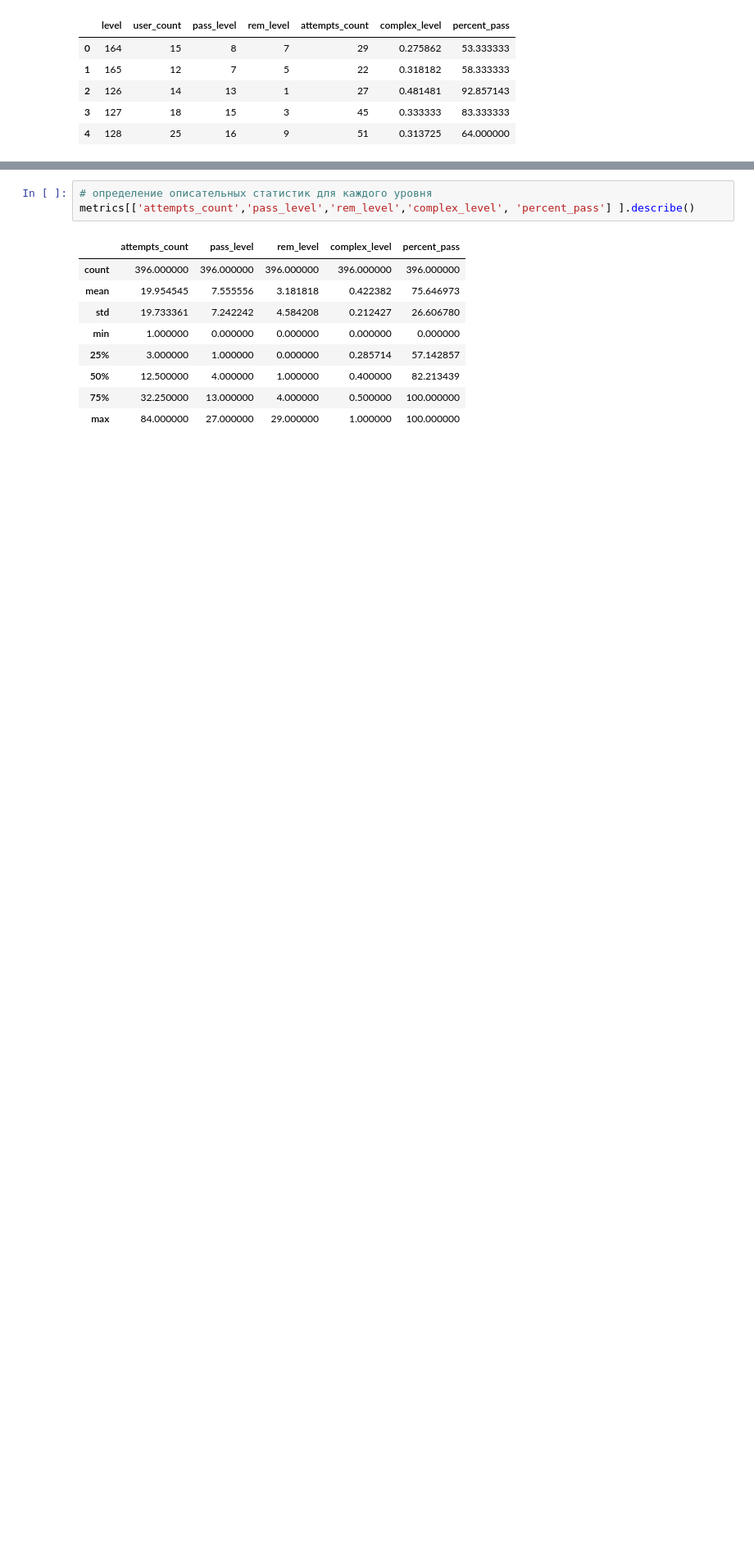
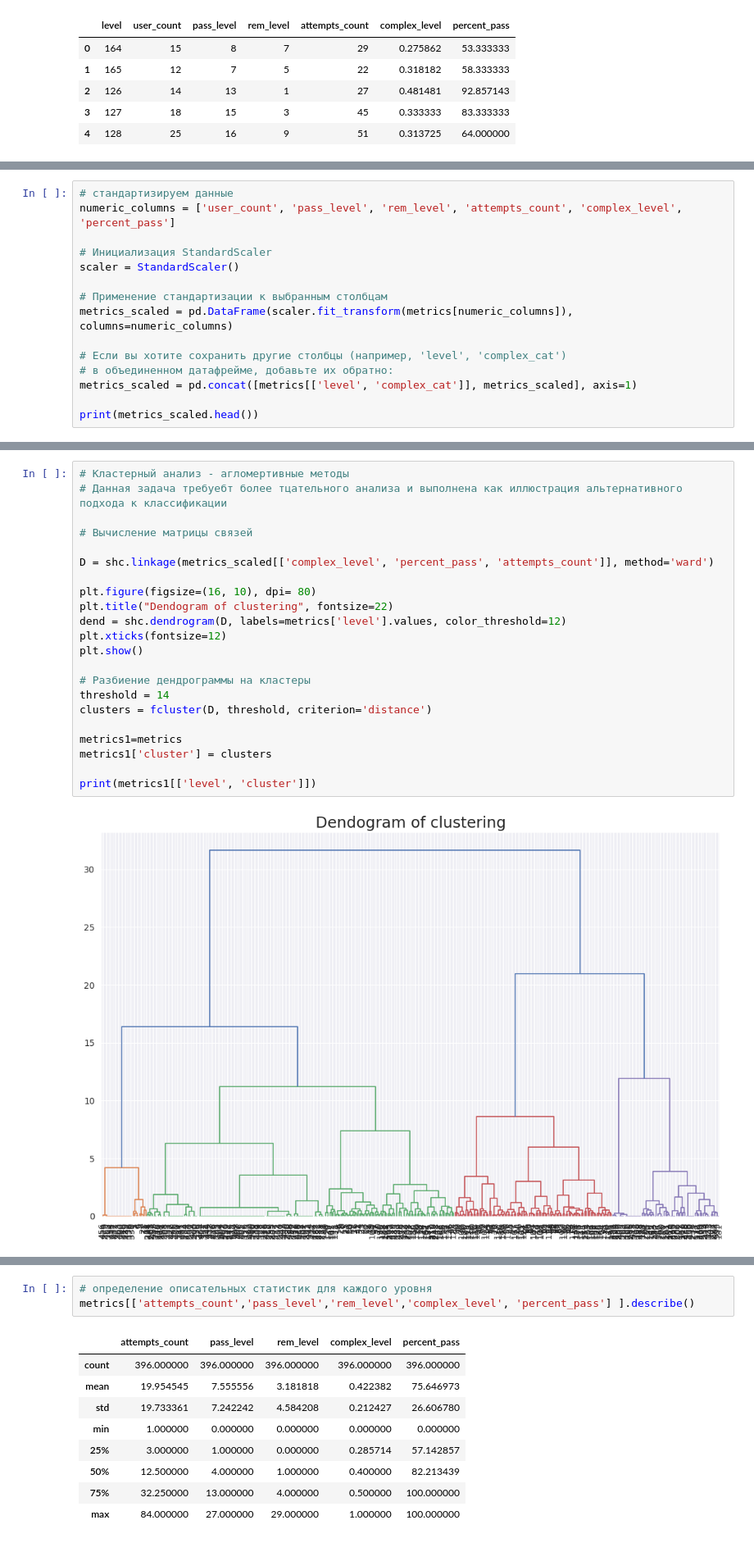
Before and after one commit to AAlekhina/Task2, a Jupyter notebook: Task2.ipynb, the cells around one changed output, grey strips where cells are left out. Shown at 82% size. Cells and saved outputs as stored; diff of their text form; blank space fills up the shorter version.

```diff
--- a/Task2.ipynb
+++ b/Task2.ipynb
@@ -225,0 +254,15 @@ metrics.head()
+# %%
+# стандартизируем данные
+numeric_columns = ['user_count', 'pass_level', 'rem_level', 'attempts_count', 'complex_level', 'percent_pass']
+
+# Инициализация StandardScaler
+scaler = StandardScaler()
+
+# Применение стандартизации к выбранным столбцам
+metrics_scaled = pd.DataFrame(scaler.fit_transform(metrics[numeric_columns]), columns=numeric_columns)
+
+# Если вы хотите сохранить другие столбцы (например, 'level', 'complex_cat')
+# в объединенном датафрейме, добавьте их обратно:
+metrics_scaled = pd.concat([metrics[['level', 'complex_cat']], metrics_scaled], axis=1)
+
+print(metrics_scaled.head())
@@ -225,0 +283,24 @@ metrics.head()
+# %%
+# Кластерный анализ - агломертивные методы
+# Данная задача требуебт более тцательного анализа и выполнена как иллюстрация альтернативного подхода к классификации
+
+# Вычисление матрицы связей
+
+D = shc.linkage(metrics_scaled[['complex_level', 'percent_pass', 'attempts_count']], method='ward')
+
+plt.figure(figsize=(16, 10), dpi= 80)
+plt.title("Dendogram of clustering", fontsize=22)
+dend = shc.dendrogram(D, labels=metrics['level'].values, color_threshold=12)
+plt.xticks(fontsize=12)
+plt.show()
+
+# Разбиение дендрограммы на кластеры
+threshold = 14
+clusters = fcluster(D, threshold, criterion='distance')
+
+metrics1=metrics
+metrics1['cluster'] = clusters
+
+print(metrics1[['level', 'cluster']])
+# %% [output]
+[figure, added]
```
Also changed, not shown: parts of 12 cells of this notebook.
